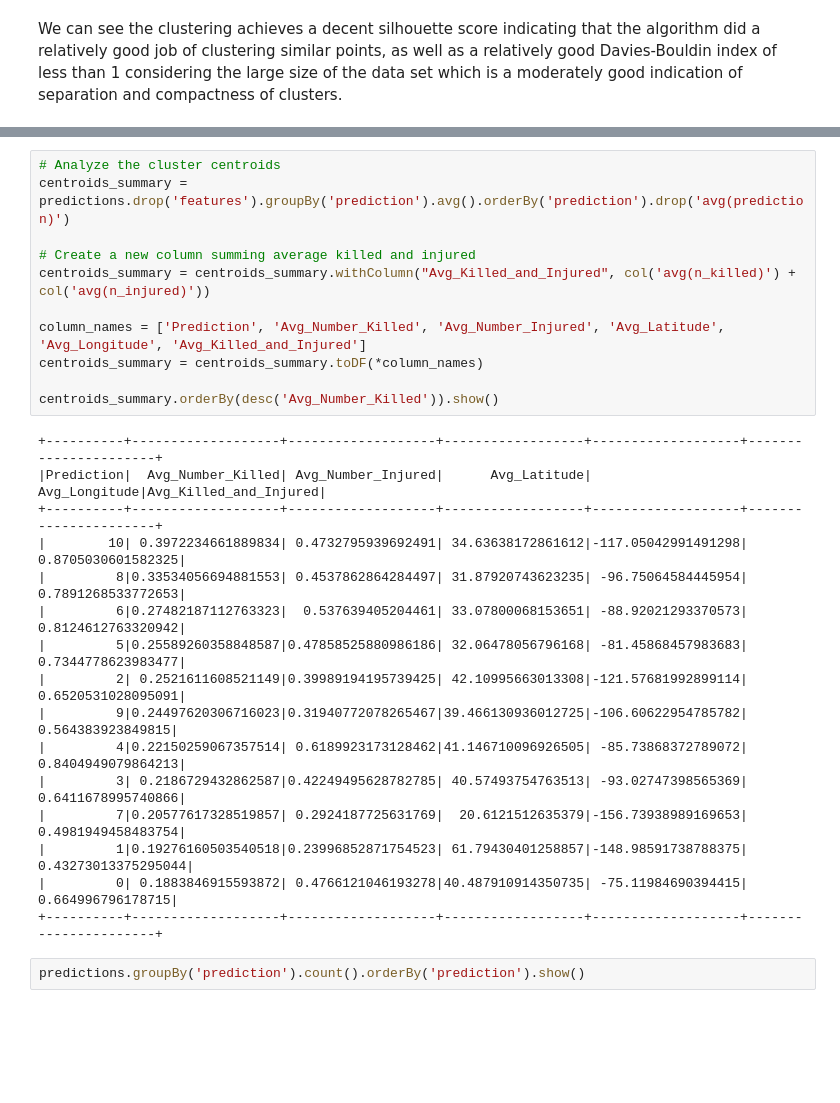
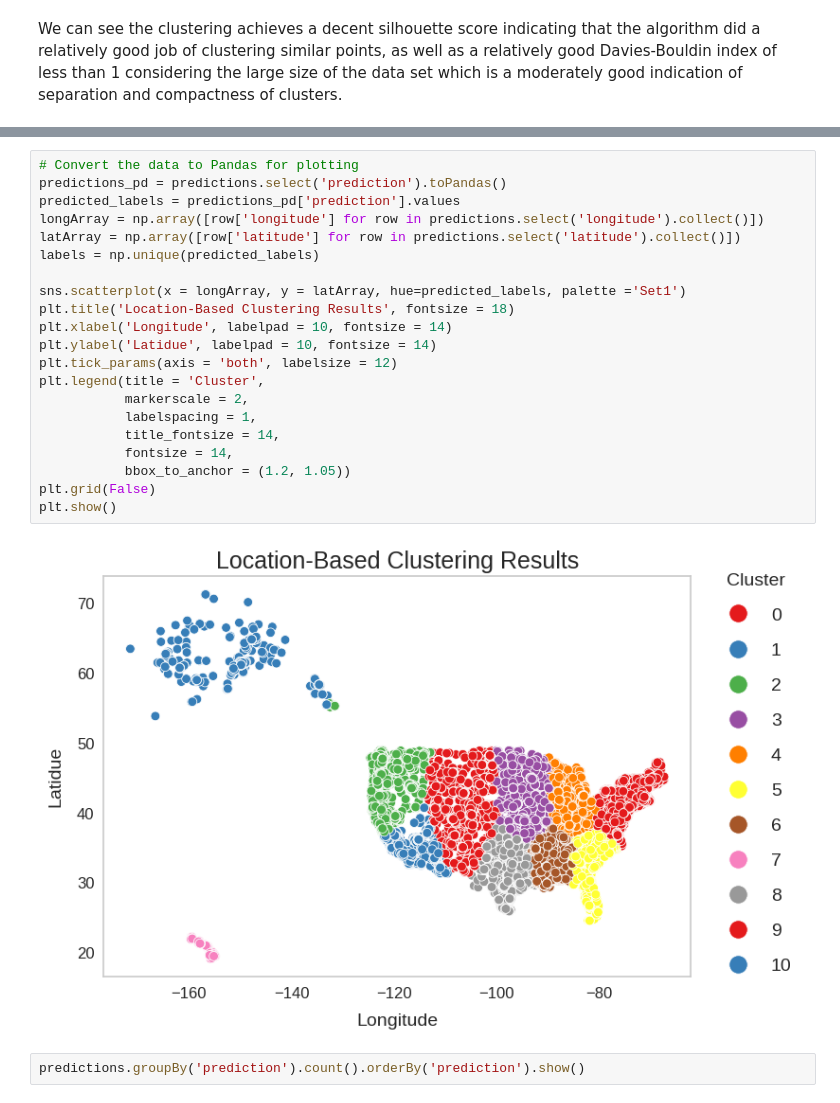
Before and after one commit to bharath03-a/Gun-Violence-Incidents, a Jupyter notebook: notebooks/04_cluster_analysis.ipynb, the cells around one changed output, grey strips where cells are left out. Saved outputs shown, nothing was run; the diff lists cells and outputs as text; blank space fills up the shorter version.

```diff
--- a/notebooks/04_cluster_analysis.ipynb
+++ b/notebooks/04_cluster_analysis.ipynb
@@ -192,30 +172,26 @@ plt.show()
-# %%
-# Analyze the cluster centroids
-centroids_summary = predictions.drop('features').groupBy('prediction').avg().orderBy('prediction').drop('avg(prediction)')
-
-# Create a new column summing average killed and injured
-centroids_summary = centroids_summary.withColumn("Avg_Killed_and_Injured", col('avg(n_killed)') + col('avg(n_injured)'))
-
-column_names = ['Prediction', 'Avg_Number_Killed', 'Avg_Number_Injured', 'Avg_Latitude', 'Avg_Longitude', 'Avg_Killed_and_Injured']
-centroids_summary = centroids_summary.toDF(*column_names)
-
-centroids_summary.orderBy(desc('Avg_Number_Killed')).show()
-# %% [output]
-+----------+-------------------+-------------------+------------------+-------------------+----------------------+
-|Prediction|  Avg_Number_Killed| Avg_Number_Injured|      Avg_Latitude|      Avg_Longitude|Avg_Killed_and_Injured|
-+----------+-------------------+-------------------+------------------+-------------------+----------------------+
-|        10| 0.3972234661889834| 0.4732795939692491| 34.63638172861612|-117.05042991491298|    0.8705030601582325|
-|         8|0.33534056694881553| 0.4537862864284497| 31.87920743623235| -96.75064584445954|    0.7891268533772653|
-|         6|0.27482187112763323|  0.537639405204461| 33.07800068153651| -88.92021293370573|    0.8124612763320942|
-|         5|0.25589260358848587|0.47858525880986186| 32.06478056796168| -81.45868457983683|    0.7344778623983477|
-|         2| 0.2521611608521149|0.39989194195739425| 42.10995663013308|-121.57681992899114|    0.6520531028095091|
-|         9|0.24497620306716023|0.31940772078265467|39.466130936012725|-106.60622954785782|     0.564383923849815|
-|         4|0.22150259067357514| 0.6189923173128462|41.146710096926505| -85.73868372789072|    0.8404949079864213|
-|         3| 0.2186729432862587|0.42249495628782785| 40.57493754763513| -93.02747398565369|    0.6411678995740866|
-|         7|0.20577617328519857| 0.2924187725631769|  20.6121512635379|-156.73938989169653|    0.4981949458483754|
-|         1|0.19276160503540518|0.23996852871754523| 61.79430401258857|-148.98591738788375|   0.43273013375295044|
-|         0| 0.1883846915593872| 0.4766121046193278|40.487910914350735| -75.11984690394415|     0.664996796178715|
-+----------+-------------------+-------------------+------------------+-------------------+----------------------+
+# %%
+# Convert the data to Pandas for plotting
+predictions_pd = predictions.select('prediction').toPandas()
+predicted_labels = predictions_pd['prediction'].values
+longArray = np.array([row['longitude'] for row in predictions.select('longitude').collect()])
+latArray = np.array([row['latitude'] for row in predictions.select('latitude').collect()])
+labels = np.unique(predicted_labels)
+
+sns.scatterplot(x = longArray, y = latArray, hue=predicted_labels, palette ='Set1')
+plt.title('Location-Based Clustering Results', fontsize = 18)
+plt.xlabel('Longitude', labelpad = 10, fontsize = 14)
+plt.ylabel('Latidue', labelpad = 10, fontsize = 14)
+plt.tick_params(axis = 'both', labelsize = 12)
+plt.legend(title = 'Cluster',
+           markerscale = 2,
+           labelspacing = 1,
+           title_fontsize = 14,
+           fontsize = 14,
+           bbox_to_anchor = (1.2, 1.05))
+plt.grid(False)
+plt.show()
+# %% [output]
+[figure, added]
 # %%
 predictions.groupBy('prediction').count().orderBy('prediction').show()
 # %% [output]
```
Also changed, not shown: parts of 24 cells of this notebook.
